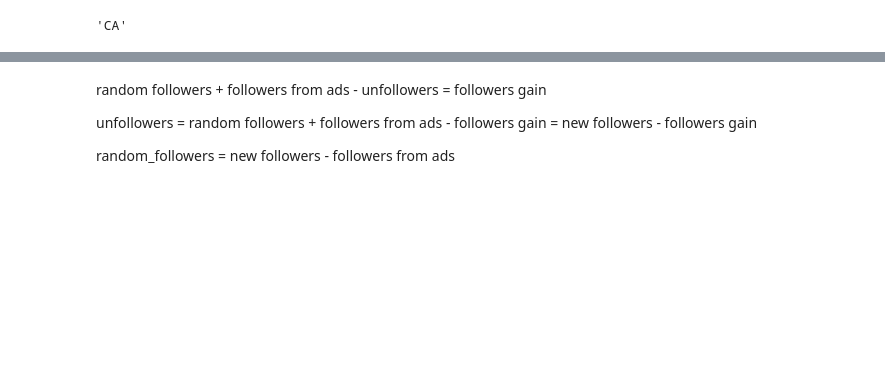
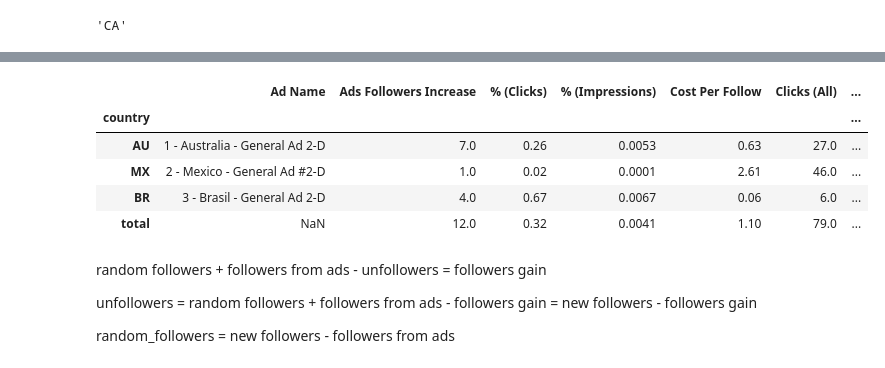
Before and after one commit to manycoding/tomorrowswig_followers, a Jupyter notebook: 02_ads.ipynb, the cells around one changed output, grey strips where cells are left out. Cells and saved outputs as stored; diff of their text form; code cells hidden in the pictures; blank space fills up the shorter version.

```diff
--- a/02_ads.ipynb
+++ b/02_ads.ipynb
@@ -332,10 +338,21 @@ def get_insights_df(insights: List) -> Tuple[pd.DataFrame, datetime]:
     df.rename(columns={"ad_name": "Ad Name", "clicks": "Clicks (All)", "cpc": "CPC (All)",
                        "ctr": "CTR (All)", "cpm": "CPM (Cost per 1,000 Impressions)",
                        "reach": "Reach", "impressions": "Impressions", "spend": "Amount Spent (USD)"}, inplace=True)
-    return df[COLUMNS].round(2), date
+    df["% (Impressions)"] = df["% (Impressions)"].round(4)
+    df[df.columns.difference(["% (Impressions)"])] = df[df.columns.difference(["% (Impressions)"])].round(2)
+    return df[COLUMNS], date
 # %%
 insights = get_insights()
 df, date = get_insights_df(insights)
+# %%
+df
+# %% [output]
+|  | Ad Name | Ads Followers Increase | % (Clicks) | % (Impressions) | Cost Per Follow | Clicks (All) | ... |
+| country |  |  |  |  |  |  | ... |
+| AU | 1 - Australia - General Ad 2-D | 7.0 | 0.26 | 0.0053 | 0.63 | 27.0 | ... |
+| MX | 2 - Mexico - General Ad #2-D | 1.0 | 0.02 | 0.0001 | 2.61 | 46.0 | ... |
+| BR | 3 - Brasil - General Ad 2-D | 4.0 | 0.67 | 0.0067 | 0.06 | 6.0 | ... |
+| total | NaN | 12.0 | 0.32 | 0.0041 | 1.10 | 79.0 | ... |
 # %%
 stats = pd.Series(dtype=float, name="Followers")
 ads_followers_gain = df.loc["total", "Ads Followers Increase"]
```
Also changed, not shown: parts of 8 cells of this notebook, 1 other file.
